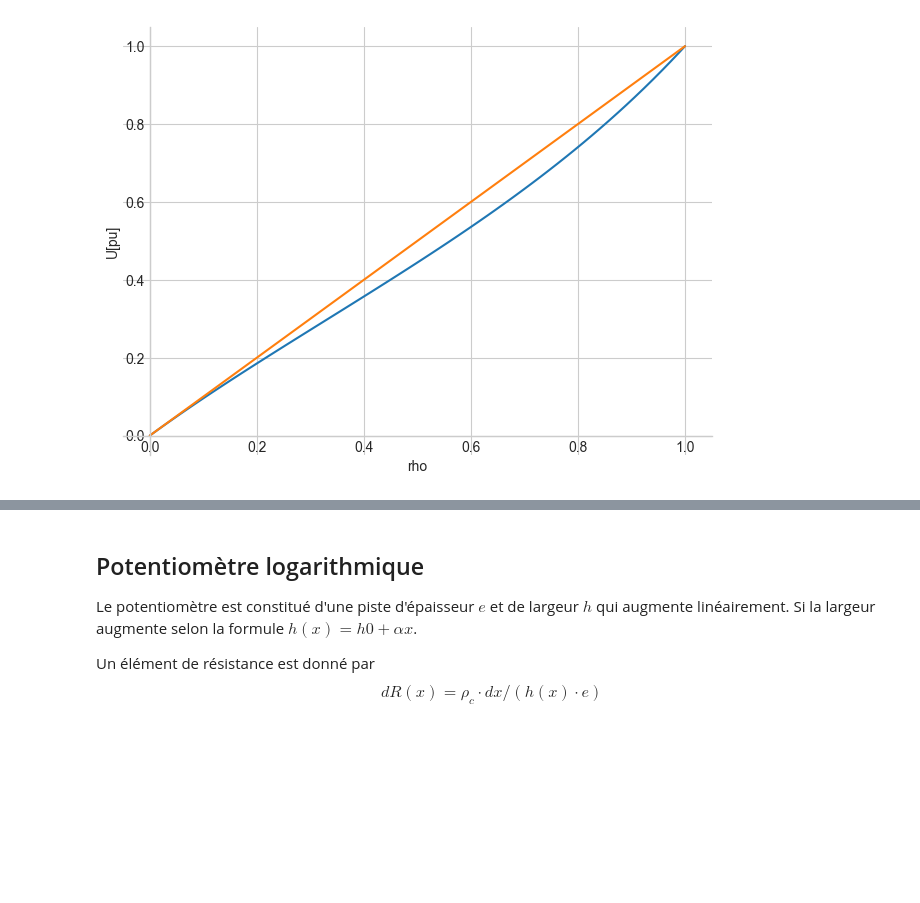
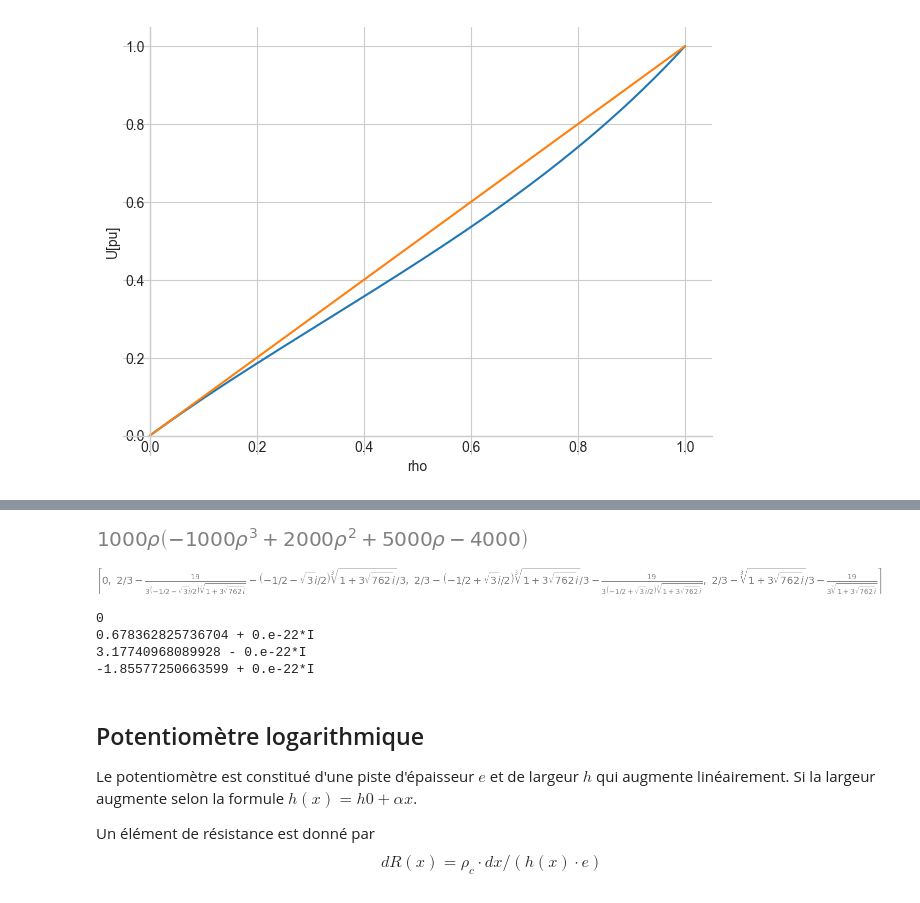
Before and after one commit to nicollerat/hevs-doc-instrumentation, a Jupyter notebook: python/ex_5.1_potentiometre.ipynb, the cells around one changed output, grey strips where cells are left out. Saved outputs shown, nothing was run; the diff lists cells and outputs as text; code cells hidden in the pictures; blank space fills up the shorter version.

```diff
--- a/python/ex_5.1_potentiometre.ipynb
+++ b/python/ex_5.1_potentiometre.ipynb
@@ -41,3 +59,21 @@ fig=sp.plot(Uout.subs(valeurs), (U*rho).subs(valeurs),(rho,0,1), xlabel="rho", y
+# %%
+vUdiff,_=sp.fraction(Udiff.subs(valeurs))
+vUdiff
+# %% [output]
+[figure, added]
+# %%
+sols=sp.solve(sp.Eq(vUdiff,0),rho)
+sols
+# %% [output]
+[figure, added]
+# %%
+for s in sols:
+    print(s.evalf())
+# %% [output]
+0
+0.678362825736704 + 0.e-22*I
+3.17740968089928 - 0.e-22*I
+-1.85577250663599 + 0.e-22*I
 # %% [markdown]
 ## Potentiomètre logarithmique
 
```
Also changed, not shown: parts of 13 cells of this notebook, 3 other files.
